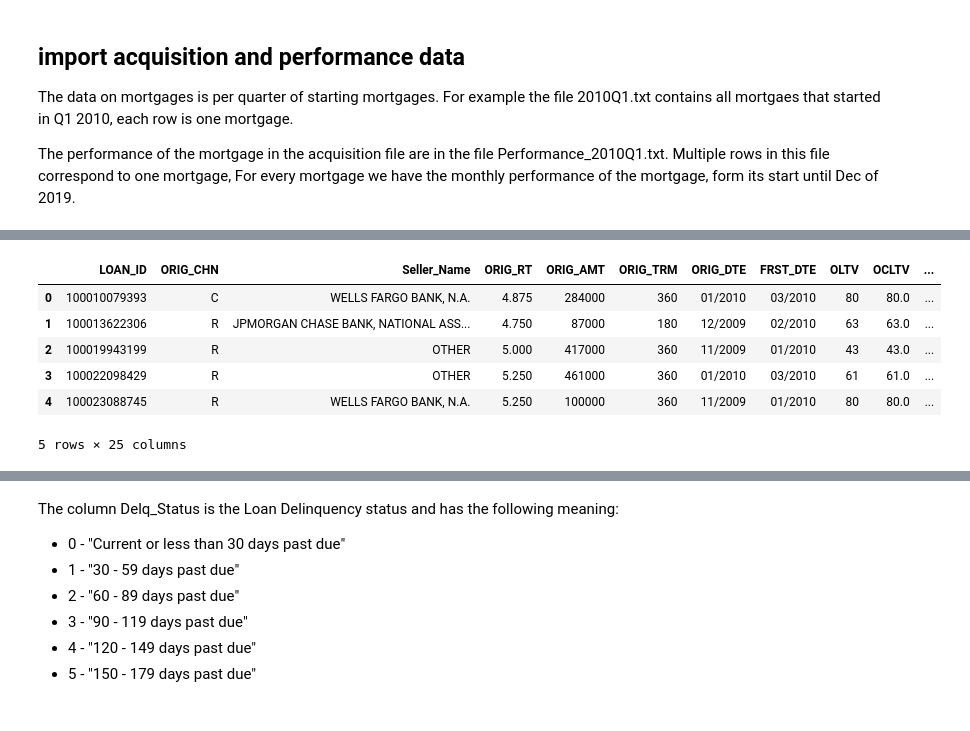
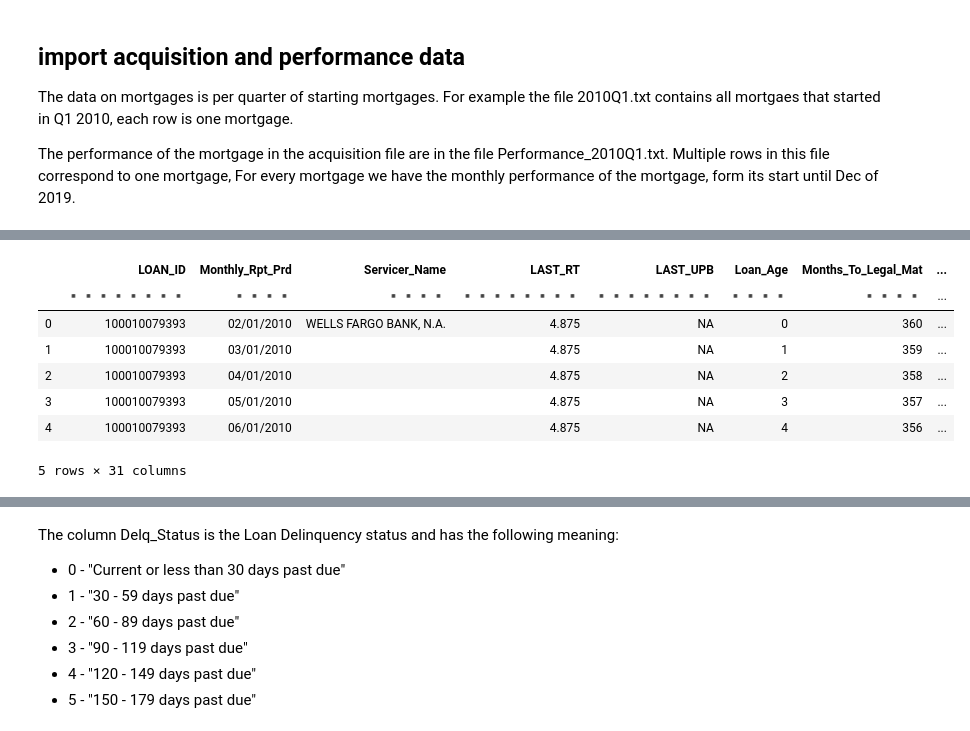
Before and after one commit to longhowlam/fanniemae_family_loans, a Jupyter notebook: fanniemae_analysis.ipynb, the cells around one changed output, grey strips where cells are left out. Cells and saved outputs as stored; diff of their text form; code cells hidden in the pictures.

```diff
--- a/fanniemae_analysis.ipynb
+++ b/fanniemae_analysis.ipynb
@@ -42,0 +55,20 @@ Wall time: 840 ms
+# %%
+%%time
+
+#### Import performance data
+performance_Variables = [
+    "LOAN_ID", "Monthly_Rpt_Prd", "Servicer_Name", "LAST_RT", "LAST_UPB", "Loan_Age", "Months_To_Legal_Mat",
+    "Adj_Month_To_Mat", "Maturity_Date", "MSA", "Delq_Status", "MOD_FLAG", "Zero_Bal_Code", "ZB_DTE", "LPI_DTE",
+    "Foreclosure_date","DISP_DT", "FCC_COST", "PP_COST", "AR_COST", "IE_COST", "TAX_COST", "NS_PROCS", "CE_PROCS", "RMW_PROCS",
+    "O_PROCS", "NON_INT_UPB", "PRIN_FORG_UPB_FHFA", "REPCH_FLAG", "PRIN_FORG_UPB_OTH", "TRANSFER_FLG"
+]
+
+performance = dt.fread(
+    "data/Performance_2010Q1.txt",
+    sep = "|",
+    header = None ,
+    columns = performance_Variables
+)
+
+#performance = performance.to_pandas()
+performance.shape
@@ -43,11 +79,12 @@ Wall time: 840 ms
 # %%
-### First five records
-AQ2018Q1.head(5)
+#### first 5 records
+performance.head(5)
 # %% [output]
-|  | LOAN_ID | ORIG_CHN | Seller_Name | ORIG_RT | ORIG_AMT | ORIG_TRM | ORIG_DTE | FRST_DTE | OLTV | OCLTV | ... |
-| 0 | 100010079393 | C | WELLS FARGO BANK, N.A. | 4.875 | 284000 | 360 | 01/2010 | 03/2010 | 80 | 80.0 | ... |
-| 1 | 100013622306 | R | JPMORGAN CHASE BANK, NATIONAL ASS... | 4.750 | 87000 | 180 | 12/2009 | 02/2010 | 63 | 63.0 | ... |
-| 2 | 100019943199 | R | OTHER | 5.000 | 417000 | 360 | 11/2009 | 01/2010 | 43 | 43.0 | ... |
-| 3 | 100022098429 | R | OTHER | 5.250 | 461000 | 360 | 01/2010 | 03/2010 | 61 | 61.0 | ... |
-| 4 | 100023088745 | R | WELLS FARGO BANK, N.A. | 5.250 | 100000 | 360 | 11/2009 | 01/2010 | 80 | 80.0 | ... |
+|  | LOAN_ID | Monthly_Rpt_Prd | Servicer_Name | LAST_RT | LAST_UPB | Loan_Age | Months_To_Legal_Mat | ... |
+|  | ▪▪▪▪▪▪▪▪ | ▪▪▪▪ | ▪▪▪▪ | ▪▪▪▪▪▪▪▪ | ▪▪▪▪▪▪▪▪ | ▪▪▪▪ | ▪▪▪▪ | ... |
+| 0 | 100010079393 | 02/01/2010 | WELLS FARGO BANK, N.A. | 4.875 | NA | 0 | 360 | ... |
+| 1 | 100010079393 | 03/01/2010 |  | 4.875 | NA | 1 | 359 | ... |
+| 2 | 100010079393 | 04/01/2010 |  | 4.875 | NA | 2 | 358 | ... |
+| 3 | 100010079393 | 05/01/2010 |  | 4.875 | NA | 3 | 357 | ... |
+| 4 | 100010079393 | 06/01/2010 |  | 4.875 | NA | 4 | 356 | ... |
-5 rows × 25 columns
+5 rows × 31 columns
```
Also changed, not shown: parts of 13 cells of this notebook.
